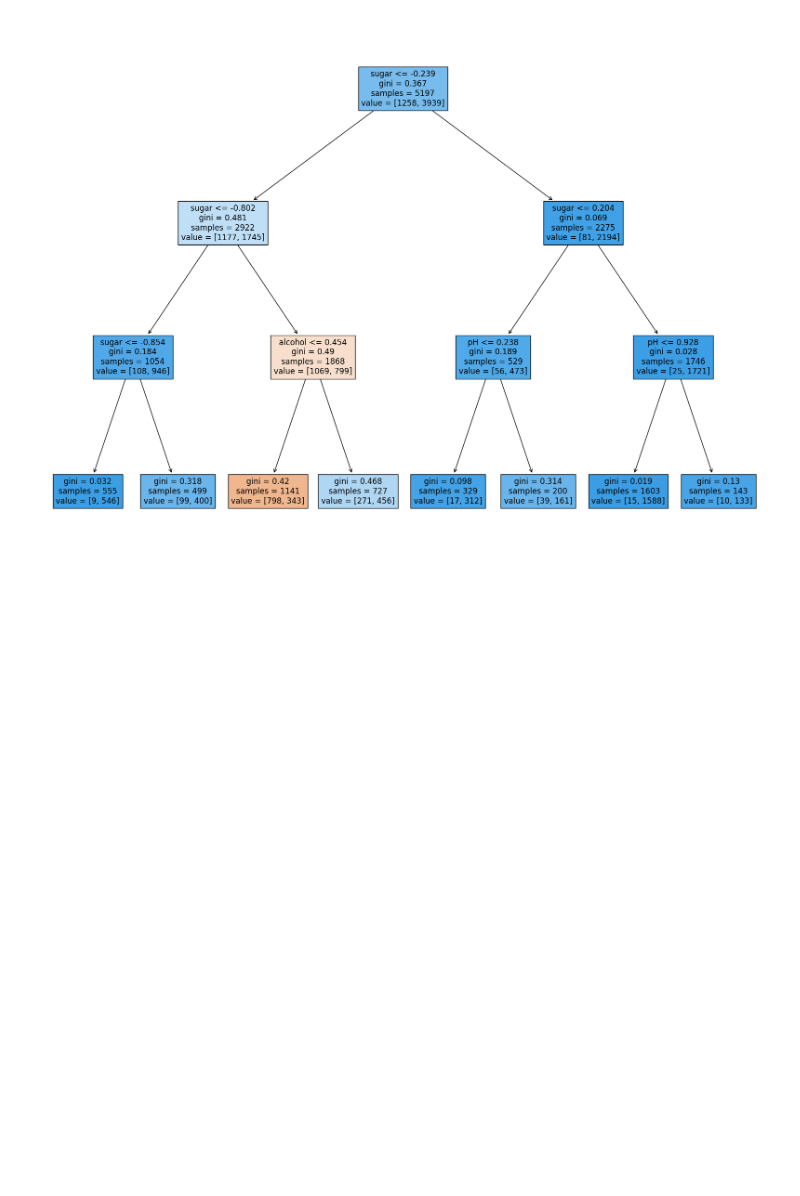
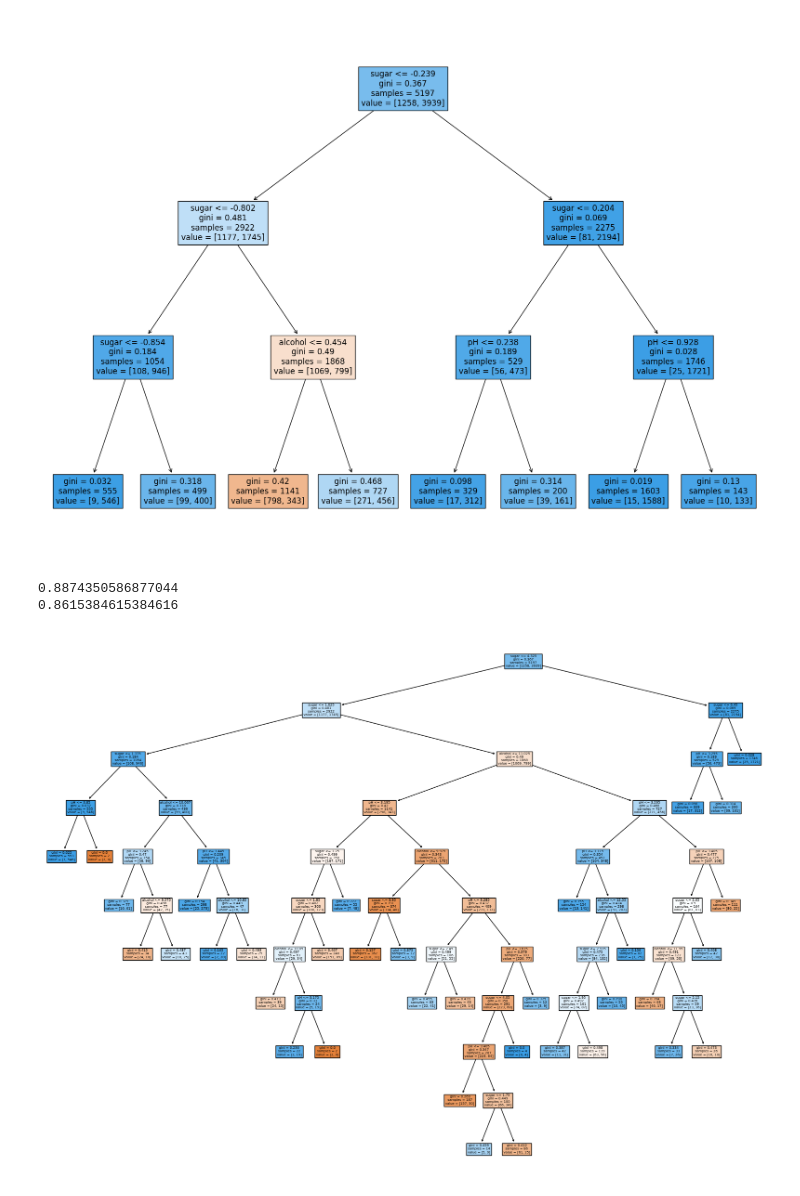
Before and after one commit to levhyun/MachineLearningInSchool, a Jupyter notebook: 2023.05.17/ml20230517.ipynb, the cells around one changed output. Cells and saved outputs as stored; diff of their text form; code cells hidden in the pictures; blank space fills up the shorter version.

```diff
--- a/2023.05.17/ml20230517.ipynb
+++ b/2023.05.17/ml20230517.ipynb
@@ -116,3 +116,17 @@ plot_tree(dt, filled=True, feature_names=['alcohol', 'sugar', 'pH'])
 plt.show()
 # %% [output]
 [figure]
+# %%
+dt = DecisionTreeClassifier(min_impurity_decrease=0.0005, random_state=42)
+dt.fit(train_input, train_target)
+
+print(dt.score(train_input, train_target))
+print(dt.score(test_input, test_target))
+
+plt.figure(figsize=(20,15))
+plot_tree(dt, filled=True, feature_names=['alcohol', 'sugar', 'pH'])
+plt.show()
+# %% [output]
+0.8874350586877044
+0.8615384615384616
+[figure, added]
```
